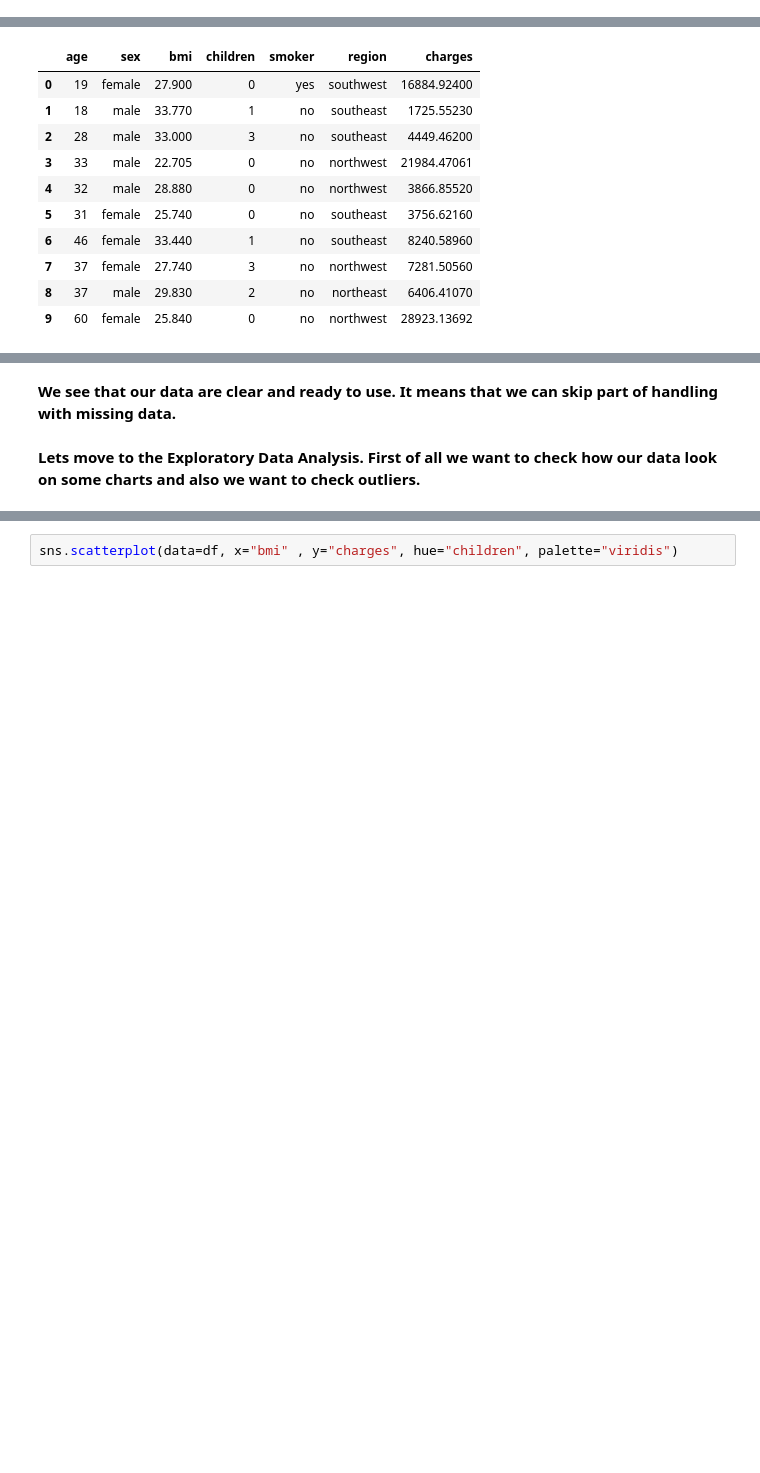
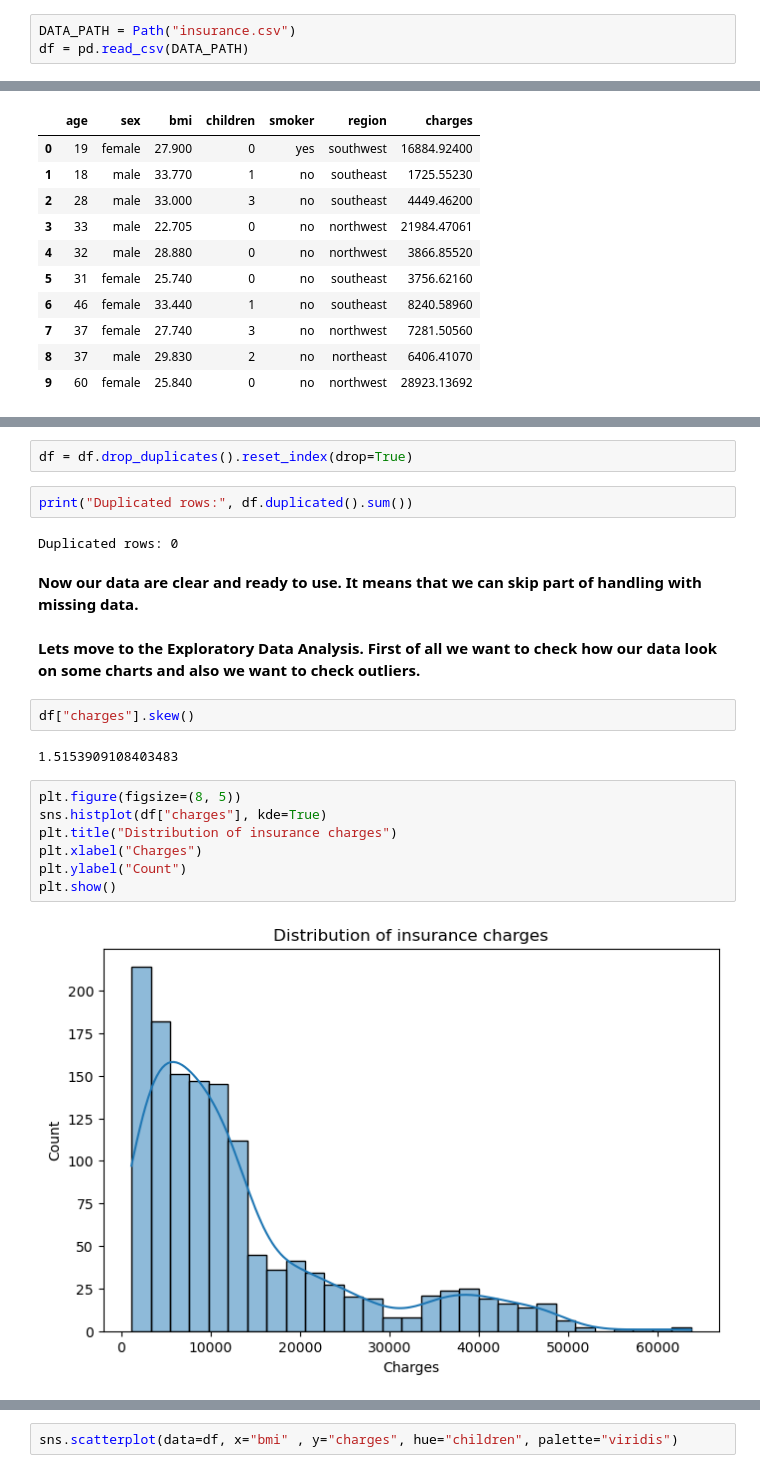
Before and after one commit to adamxszczepanski/SQL-and-ML-Projects, a Jupyter notebook: InsuranceChargesPrediction_ML/InsuranceChargePrediction_ML.ipynb, the cells around one changed output, grey strips where cells are left out. Drawn from its saved outputs; the diff is of its cells as text; blank space fills up the shorter version.

Commit message:
Charts changed

```diff
--- a/InsuranceChargesPrediction_ML/InsuranceChargePrediction_ML.ipynb
+++ b/InsuranceChargesPrediction_ML/InsuranceChargePrediction_ML.ipynb
@@ -14,3 +39,6 @@ df = pd.read_csv(r"C:\Users\adamx\OneDrive\Pulpit\Projects\MachineLearning1\Insu
+# %%
+DATA_PATH = Path("insurance.csv")
+df = pd.read_csv(DATA_PATH)
 # %%
 df.head(10)
 # %% [output]
@@ -56,4 +90,23 @@ dtype: int64
+# %%
+df = df.drop_duplicates().reset_index(drop=True)
+# %%
+print("Duplicated rows:", df.duplicated().sum())
+# %% [output]
+Duplicated rows: 0
 # %% [markdown]
-**We see that our data are clear and ready to use. It means that we can skip part of handling with missing data.**
+**Now our data are clear and ready to use. It means that we can skip part of handling with missing data.**
 # %% [markdown]
 **Lets move to the Exploratory Data Analysis. First of all we want to check how our data look on some charts and also we want to check outliers.**
+# %%
+df["charges"].skew()
+# %% [output]
+1.5153909108403483
+# %%
+plt.figure(figsize=(8, 5))
+sns.histplot(df["charges"], kde=True)
+plt.title("Distribution of insurance charges")
+plt.xlabel("Charges")
+plt.ylabel("Count")
+plt.show()
+# %% [output]
+[figure, added]
```
Also changed, not shown: parts of 21 cells of this notebook.
